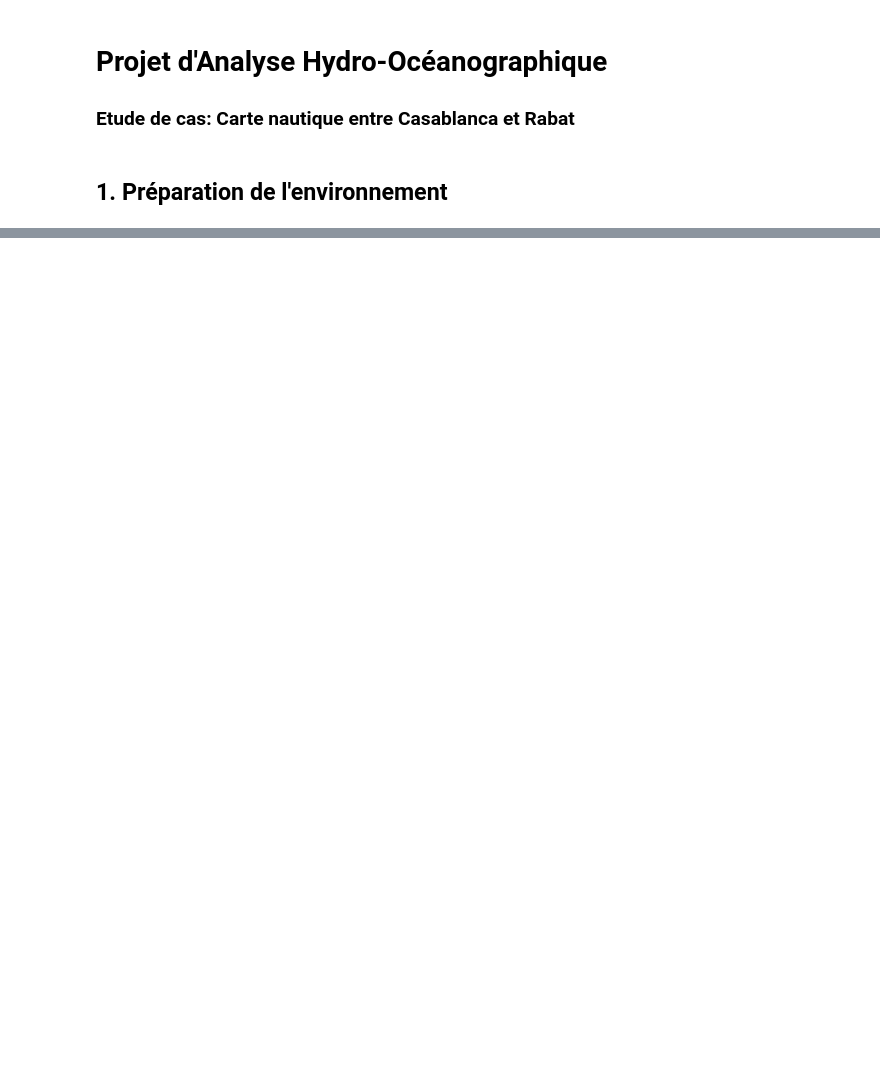
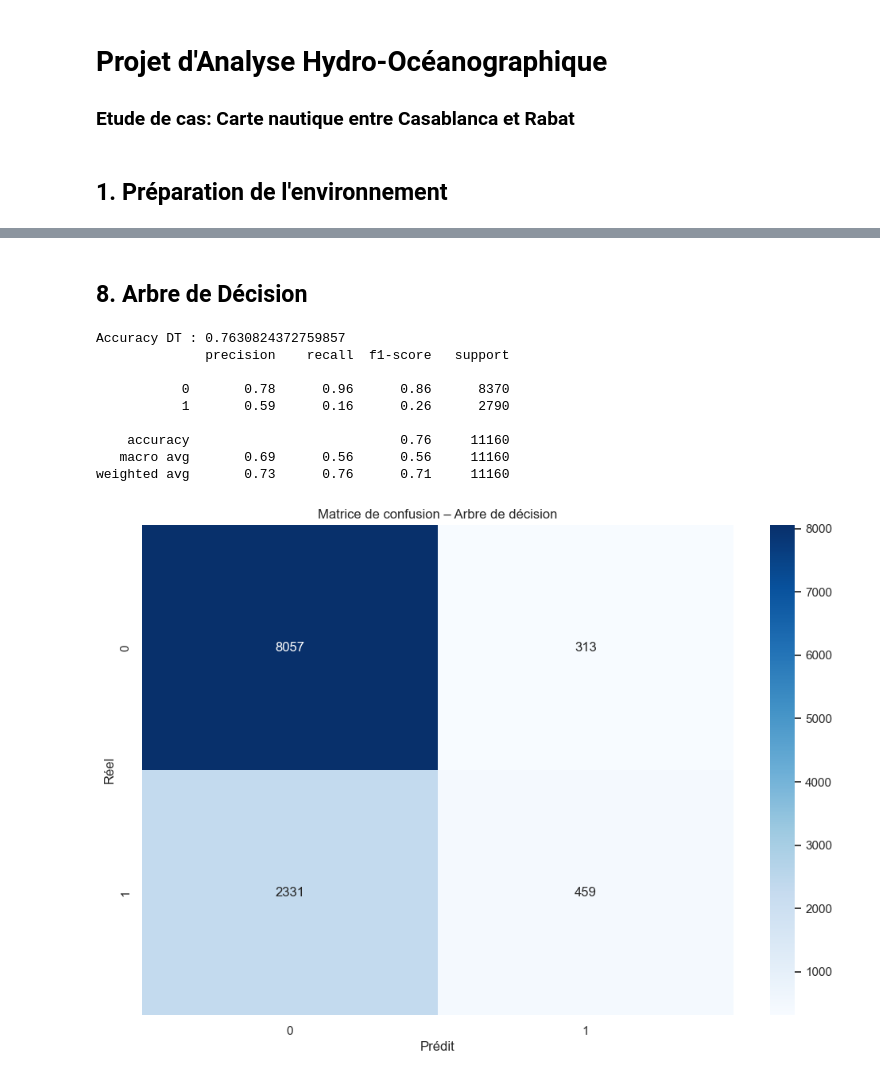
Before and after one commit to Zaineb08/Projet-Hydro-Oc-anographique, a Jupyter notebook: notebook/Projet3_final1.ipynb, the cells around one changed output, grey strips where cells are left out. Drawn from its saved outputs; the diff is of its cells as text; code cells hidden in the pictures; blank space fills up the shorter version.

```diff
--- a/notebook/Projet3_final1.ipynb
+++ b/notebook/Projet3_final1.ipynb
@@ -35,0 +260,51 @@ os.makedirs(PROCESSED_DIR, exist_ok=True)
+# %% [markdown]
+## 8. Arbre de Décision
+# %%
+# 8. Arbre de Décision
+# 8.1 Entraînement
+X_dt = df[['v10','u_curr','v_curr','elevation']]
+y_dt = df['target']
+dt = DecisionTreeClassifier(max_depth=4, random_state=42)
+dt.fit(X_dt, y_dt)
+
+# 8.2 Prédictions & métriques
+y_pred = dt.predict(X_dt)
+print("Accuracy DT :", accuracy_score(y_dt, y_pred))
+print(classification_report(y_dt, y_pred))
+
+# 8.3 Matrice de confusion
+cm = confusion_matrix(y_dt, y_pred)
+sns.heatmap(cm, annot=True, fmt='d', cmap='Blues')
+plt.title("Matrice de confusion – Arbre de décision")
+plt.xlabel("Prédit")
+plt.ylabel("Réel")
+plt.show()
+
+# 8.4 ROC & AUC
+y_proba = dt.predict_proba(X_dt)[:,1]
+fpr, tpr, _ = roc_curve(y_dt, y_proba)
+roc_auc = auc(fpr, tpr)
+plt.figure()
+plt.plot(fpr, tpr, label=f"AUC = {roc_auc:.2f}")
+plt.plot([0,1],[0,1],'--')
+plt.title("ROC Curve – Decision Tree")
+plt.xlabel("False Positive Rate")
+plt.ylabel("True Positive Rate")
+plt.legend()
+plt.show()
+
+# 8.5 Visualisation de l'arbre
+plt.figure(figsize=(12,8))
+plot_tree(dt, feature_names=X_dt.columns, class_names=['0','1'], filled=True)
+plt.show()
+# %% [output]
+Accuracy DT : 0.7630824372759857
+              precision    recall  f1-score   support
+
+           0       0.78      0.96      0.86      8370
+           1       0.59      0.16      0.26      2790
+
+    accuracy                           0.76     11160
+   macro avg       0.69      0.56      0.56     11160
+weighted avg       0.73      0.76      0.71     11160
+[figure, added]
```
Also changed, not shown: parts of 18 cells of this notebook, 6 other files.
